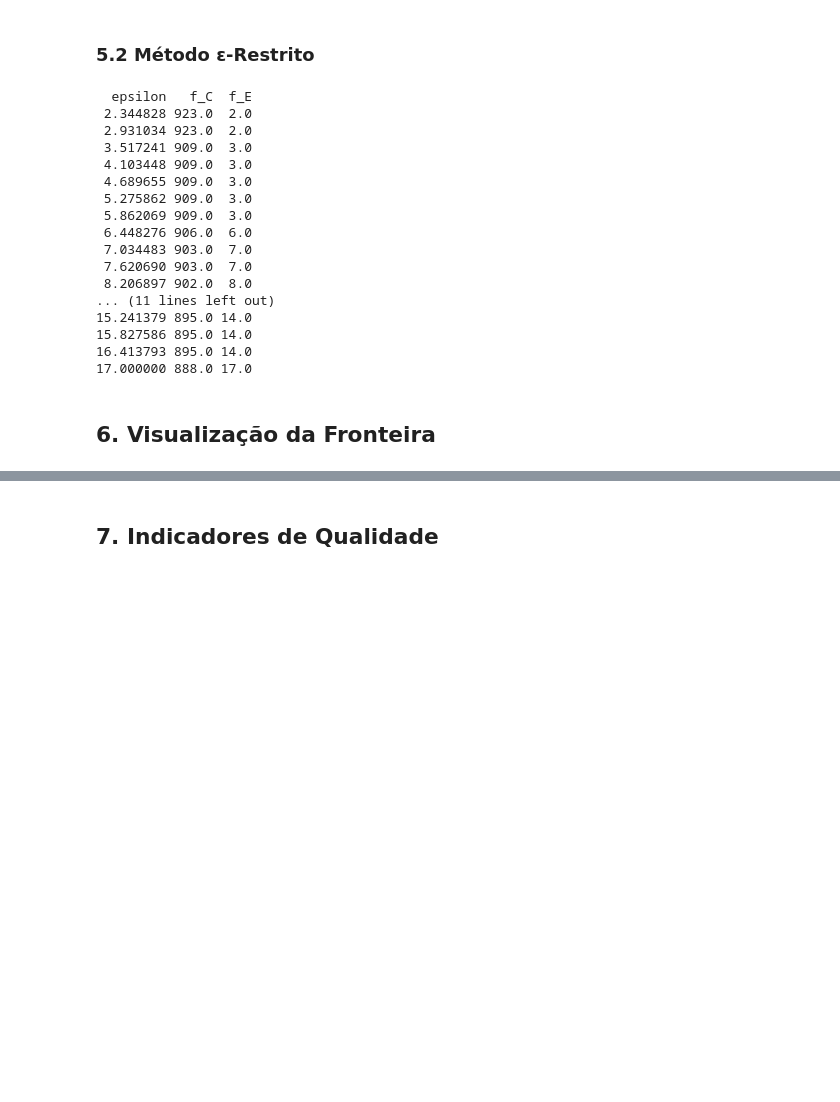
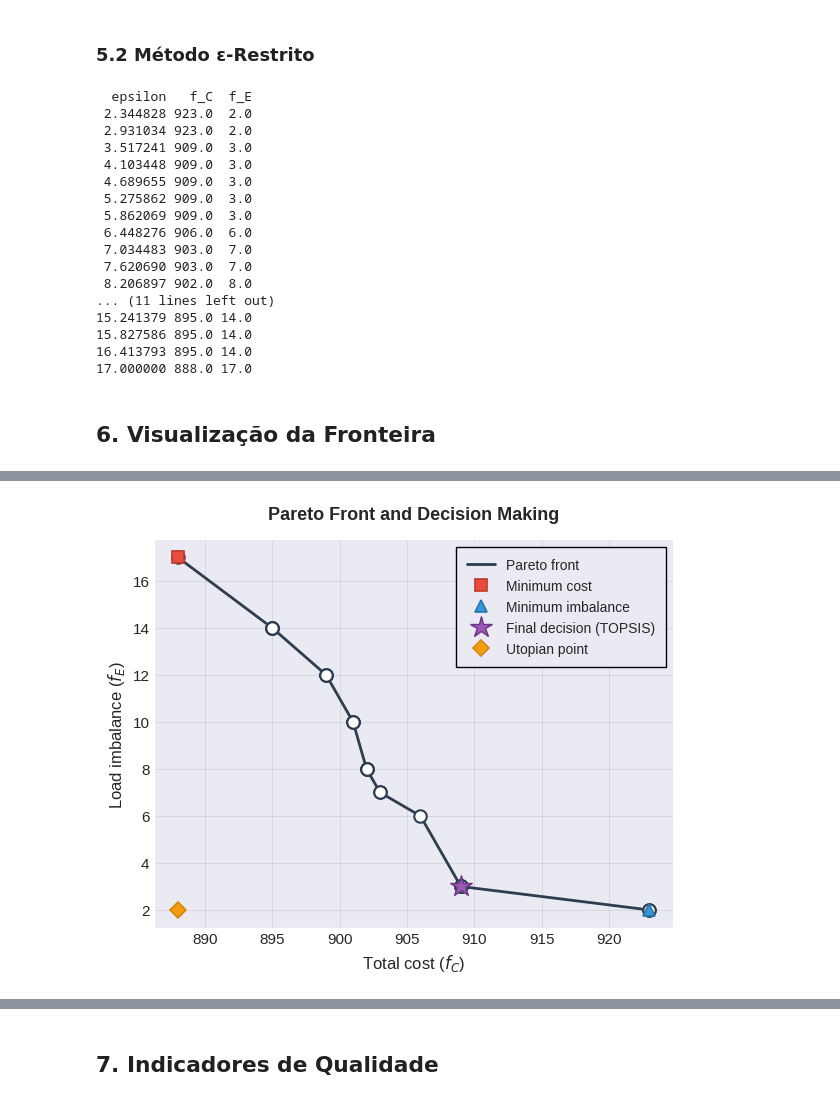
Before and after one commit to Bernardo-b/otimizacao-multiobjetivos-2025-2, a Jupyter notebook: TC1/notebooks/tc1.ipynb, the cells around one changed output, grey strips where cells are left out. Cells and saved outputs as stored; diff of their text form; code cells hidden in the pictures; blank space fills up the shorter version.

Commit message:
Atualiza notebooks e imagens para refletir mudanças na otimização e análise de soluções

```diff
--- a/TC1/notebooks/tc1.ipynb
+++ b/TC1/notebooks/tc1.ipynb
@@ -184,5 +184,7 @@ df_fronteira.to_csv(data_dir / 'resultados_fronteira_pareto.csv', index=False)
 15.827586 895.0 14.0
 16.413793 895.0 14.0
 17.000000 888.0 17.0
+# %%
+df_fronteira = pd.read_csv(data_dir / 'resultados_fronteira_pareto.csv')
 # %% [markdown]
 ## 6. Visualização da Fronteira
@@ -216,0 +225,61 @@ plt.show()
+# %%
+# 2. Plotagem da Fronteira
+sol_custo = df_fronteira.loc[df_fronteira['f_C'].idxmin()]
+sol_eq = df_fronteira.loc[df_fronteira['f_E'].idxmin()]
+f_C_utopico, f_E_utopico = df_fronteira['f_C'].min(), df_fronteira['f_E'].min()
+
+distancias = np.sqrt((df_fronteira['f_C'] - sol_eq['f_C'])**2 + (df_fronteira['f_E'] - sol_eq['f_E'])**2)
+idx_mais_proximo = distancias.idxmin()
+
+fig, ax = plt.subplots(figsize=(6, 5))
+
+# Fronteira de Pareto com estilo profissional
+ax.plot(df_fronteira['f_C'], df_fronteira['f_E'], '-', color='#2C3E50',
+        linewidth=2, label='Pareto front', zorder=3)
+ax.plot([sol_eq['f_C'], df_fronteira.loc[idx_mais_proximo, 'f_C']],
+        [sol_eq['f_E'], df_fronteira.loc[idx_mais_proximo, 'f_E']],
+        '-', color='#2C3E50', linewidth=2, zorder=3)
+
+# Pontos da fronteira
+ax.scatter(df_fronteira['f_C'], df_fronteira['f_E'], c='white', s=80,
+           edgecolors='#2C3E50', alpha=1, linewidths=1.5, zorder=4)
+
+# Soluções extremas
+ax.plot(sol_custo['f_C'], sol_custo['f_E'], 's', color='#E74C3C', markersize=9,
+        label='Minimum cost', markeredgewidth=1.2, markeredgecolor='#C0392B', zorder=5)
+ax.plot(sol_eq['f_C'], sol_eq['f_E'], '^', color='#3498DB', markersize=9,
+        label='Minimum imbalance', markeredgewidth=1.2, markeredgecolor='#2874A6', zorder=5)
+
+# Decisão final
+ax.plot(escolha['f_C'], escolha['f_E'], '*', color='#9B59B6', markersize=16,
+        label='Final decision (TOPSIS)', markeredgewidth=1, markeredgecolor='#6C3483', zorder=10)
+
+# Ponto utópico
+ax.plot(f_C_utopico, f_E_utopico, 'D', color='#F39C12', markersize=8,
+        label='Utopian point', markeredgewidth=1.2, markeredgecolor='#D68910', zorder=6)
+
+# Configurações dos eixos
+ax.set_xlabel('Total cost ($f_C$)', fontsize=12, fontweight='normal')
+ax.set_ylabel('Load imbalance ($f_E$)', fontsize=12, fontweight='normal')
+ax.set_title('Pareto Front and Decision Making', fontsize=13, fontweight='bold', pad=15)
+
+# Legenda profissional
+ax.legend(fontsize=10, loc='upper right', frameon=True, fancybox=False,
+          edgecolor='black', framealpha=1, borderpad=0.8)
+
+# Grid sutil
+ax.grid(True, alpha=0.25, linestyle='-', linewidth=0.5, color='gray')
+ax.set_axisbelow(True)
+
+# Remover spines superiores e direitas para visual mais limpo
+ax.spines['top'].set_visible(False)
+ax.spines['right'].set_visible(False)
+ax.spines['left'].set_linewidth(1)
+ax.spines['bottom'].set_linewidth(1)
+
+plt.tight_layout()
+plt.savefig(data_dir / 'fronteira_decisao_final.png', dpi=300, bbox_inches='tight',
+            transparent=True)
+plt.show()
+# %% [output]
+[figure, added]
```
Also changed, not shown: parts of 5 cells of this notebook, 6 other files.
